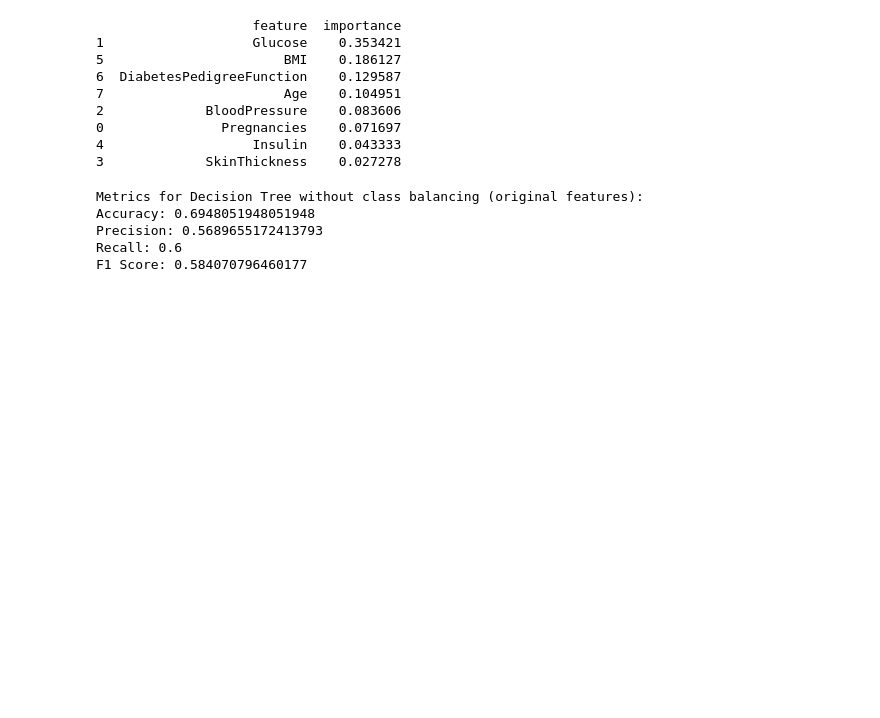
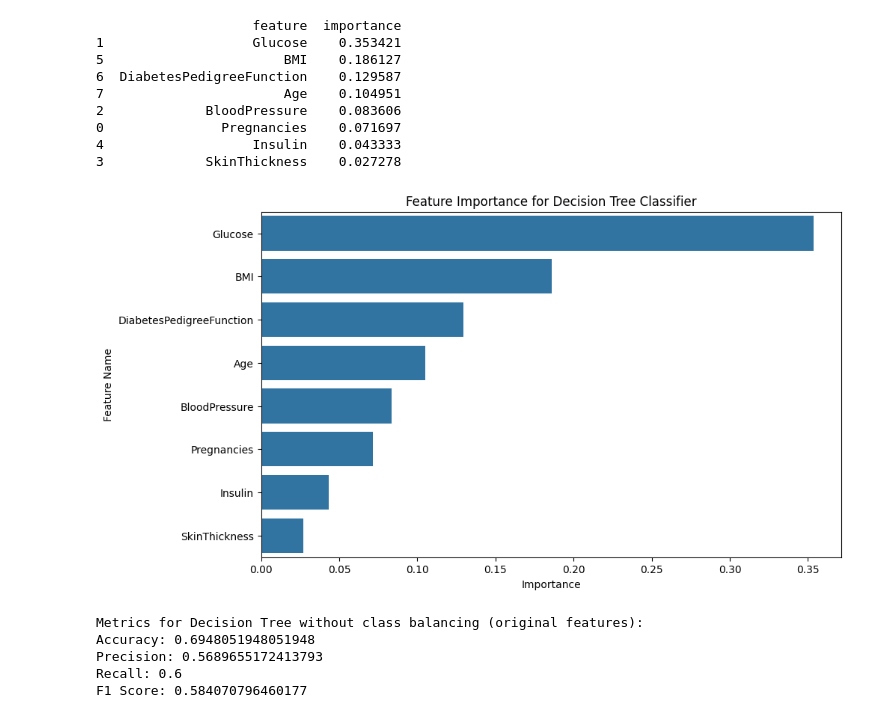
Before and after one commit to NahulRahman/For_My_picchis, a Jupyter notebook: L4_T2/Sessional/CSE_442_ML/Nahul/Third_Class.ipynb, the cells around one changed output. Saved outputs shown, nothing was run; the diff lists cells and outputs as text; code cells hidden in the pictures; blank space fills up the shorter version.

```diff
--- a/L4_T2/Sessional/CSE_442_ML/Nahul/Third_Class.ipynb
+++ b/L4_T2/Sessional/CSE_442_ML/Nahul/Third_Class.ipynb
@@ -69,6 +69,28 @@ print(fi_df)
 0               Pregnancies    0.071697
 4                   Insulin    0.043333
 3             SkinThickness    0.027278
+# %%
+import matplotlib.pyplot as plt
+import seaborn as sns
+
+# Create a DataFrame for feature importance
+feature_importance_df = pd.DataFrame({
+    'Feature': fi_df['feature'],
+    'Importance': fi_df['importance']
+})
+
+# Sort by importance in descending order
+feature_importance_df = feature_importance_df.sort_values(by='Importance', ascending=False)
+
+# Create the bar plot
+plt.figure(figsize=(10, 6))
+sns.barplot(x='Importance', y='Feature', data=feature_importance_df)
+plt.title('Feature Importance for Decision Tree Classifier')
+plt.xlabel('Importance')
+plt.ylabel('Feature Name')
+plt.show()
+# %% [output]
+[figure, added]
 # %%
 import pandas as pd
 
```
